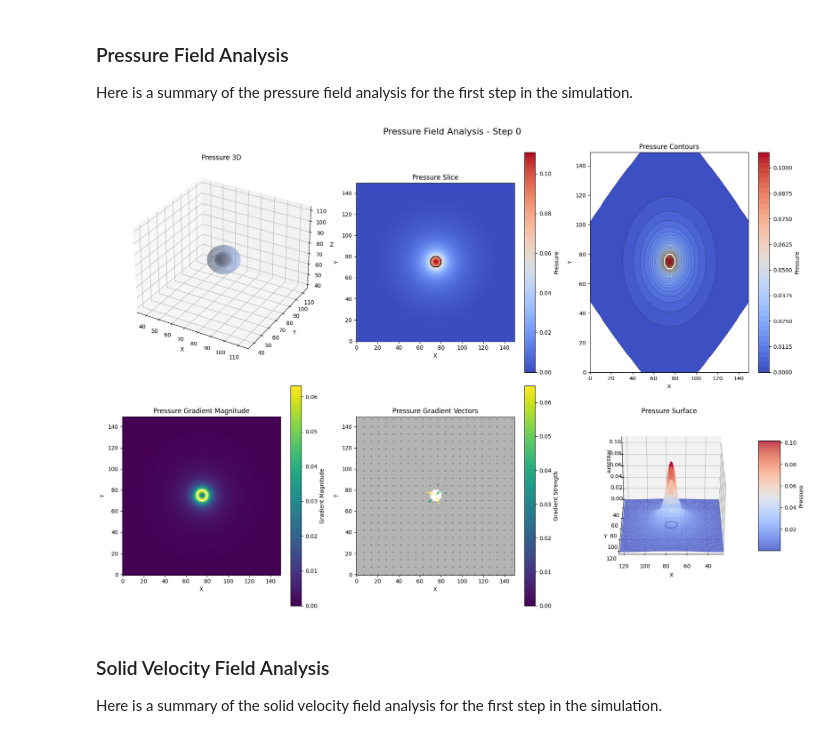
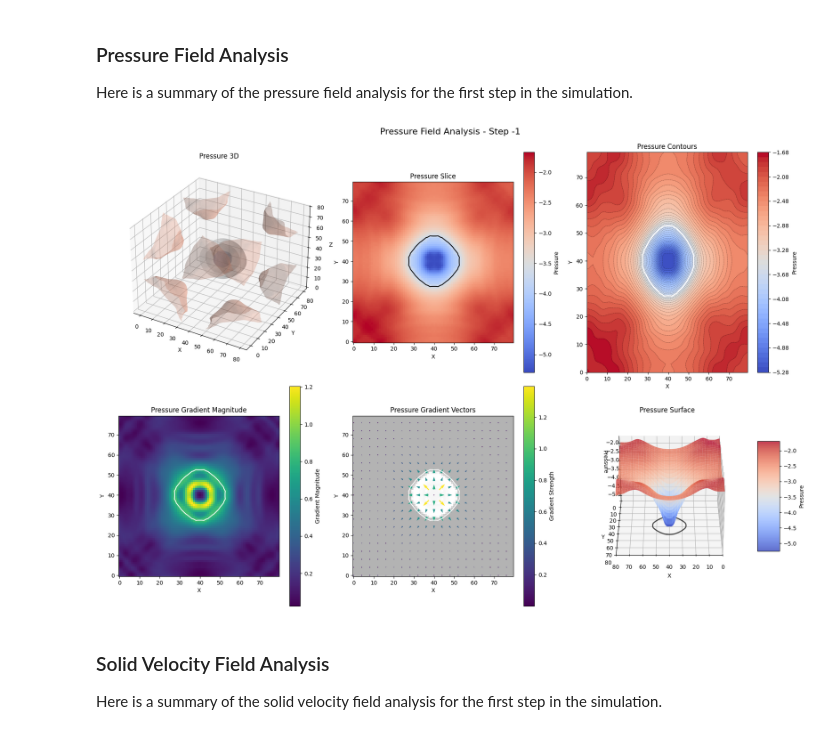
Before and after one commit to rmcnamara101/SCIE3212, a Jupyter notebook: analysis/dynamics_analysis.ipynb, the cells around one changed output. Cells and saved outputs as stored; diff of their text form; code cells hidden in the pictures.

```diff
--- a/analysis/dynamics_analysis.ipynb
+++ b/analysis/dynamics_analysis.ipynb
@@ -35,9 +35,9 @@ tumor_analyzer = TumorAnalyzer(simulation_data)
 
 Here is a summary of the pressure field analysis for the first step in the simulation.
 # %%
-pressure_analyzer.visualize_pressure_field(model, step=0, mode='all', plane='XY', index=None, levels=50, cmap='coolwarm', show_tumor_outline=True, show_derivatives=False, threshold=0.1)
+pressure_analyzer.visualize_pressure_field(model, step=-1, mode='all', plane='XY', index=None, levels=50, cmap='coolwarm', show_tumor_outline=True, show_derivatives=False, threshold=0.1)
 # %% [output]
-[figure, old version]
+[figure, new version]
 # %% [markdown]
 ### Solid Velocity Field Analysis
 
```
Also changed, not shown: parts of 2 cells of this notebook, 13 other files.
